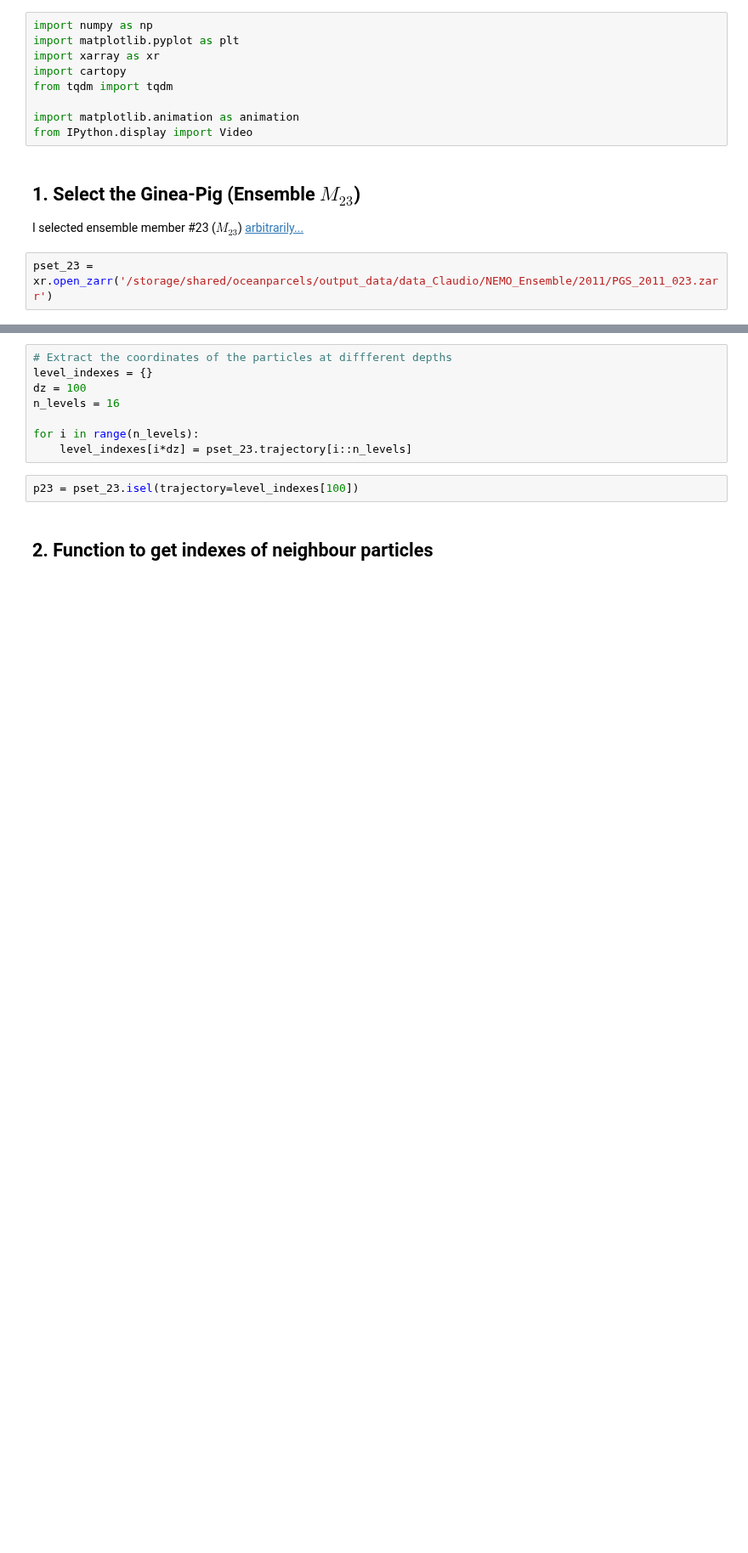
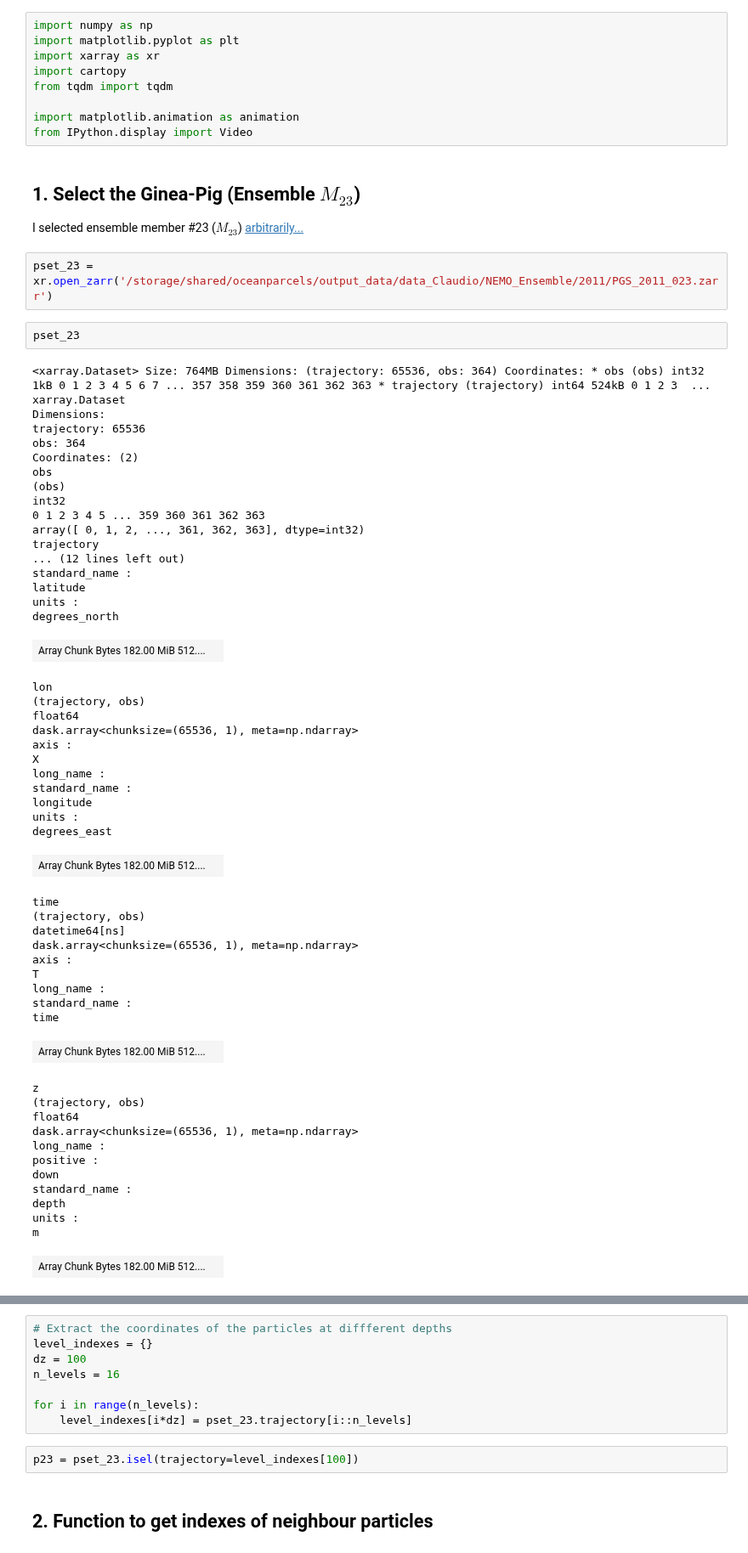
Before and after one commit to OceanParcels/NEMO_Ensemble_Lagrangian_Analysis, a Jupyter notebook: notebooks/05.Compare_distributions_information_gain.ipynb, the cells around one changed output, grey strips where cells are left out. Shown at 85% size. Cells and saved outputs as stored; diff of their text form; blank space fills up the shorter version.

```diff
--- a/notebooks/05.Compare_distributions_information_gain.ipynb
+++ b/notebooks/05.Compare_distributions_information_gain.ipynb
@@ -13,3 +13,58 @@ from IPython.display import Video
 I selected ensemble member #23 ($M_{23}$) [arbitrarily...](https://media.gettyimages.com/id/961004764/nl/foto/east-rutherford-nj-michael-jordan-of-the-chicago-bulls-shoots-a-free-throw-against-the-new.jpg?s=2048x2048&w=gi&k=20&c=fZTcydkAJj5nTqfD4O-0kbGugXnFTPDfKYN0GPnNHTo=)
 # %%
 pset_23 = xr.open_zarr('/storage/shared/oceanparcels/output_data/data_Claudio/NEMO_Ensemble/2011/PGS_2011_023.zarr')
+# %%
+pset_23
+# %% [output]
+<xarray.Dataset> Size: 764MB Dimensions: (trajectory: 65536, obs: 364) Coordinates: * obs (obs) int32 1kB 0 1 2 3 4 5 6 7 ... 357 358 359 360 361 362 363 * trajectory (trajectory) int64 524kB 0 1 2 3  ...
+xarray.Dataset
+Dimensions:
+trajectory: 65536
+obs: 364
+Coordinates: (2)
+obs
+(obs)
+int32
+0 1 2 3 4 5 ... 359 360 361 362 363
+array([ 0, 1, 2, ..., 361, 362, 363], dtype=int32)
+trajectory
+... (12 lines left out)
+standard_name :
+latitude
+units :
+degrees_north
+| Array Chunk Bytes 182.00 MiB 512.... |  |
+lon
+(trajectory, obs)
+float64
+dask.array<chunksize=(65536, 1), meta=np.ndarray>
+axis :
+X
+long_name :
+standard_name :
+longitude
+units :
+degrees_east
+| Array Chunk Bytes 182.00 MiB 512.... |  |
+time
+(trajectory, obs)
+datetime64[ns]
+dask.array<chunksize=(65536, 1), meta=np.ndarray>
+axis :
+T
+long_name :
+standard_name :
+time
+| Array Chunk Bytes 182.00 MiB 512.... |  |
+z
+(trajectory, obs)
+float64
+dask.array<chunksize=(65536, 1), meta=np.ndarray>
+long_name :
+positive :
+down
+standard_name :
+depth
+units :
+m
+| Array Chunk Bytes 182.00 MiB 512.... |  |
```
Also changed, not shown: parts of 1 cell of this notebook, 6 other files.
